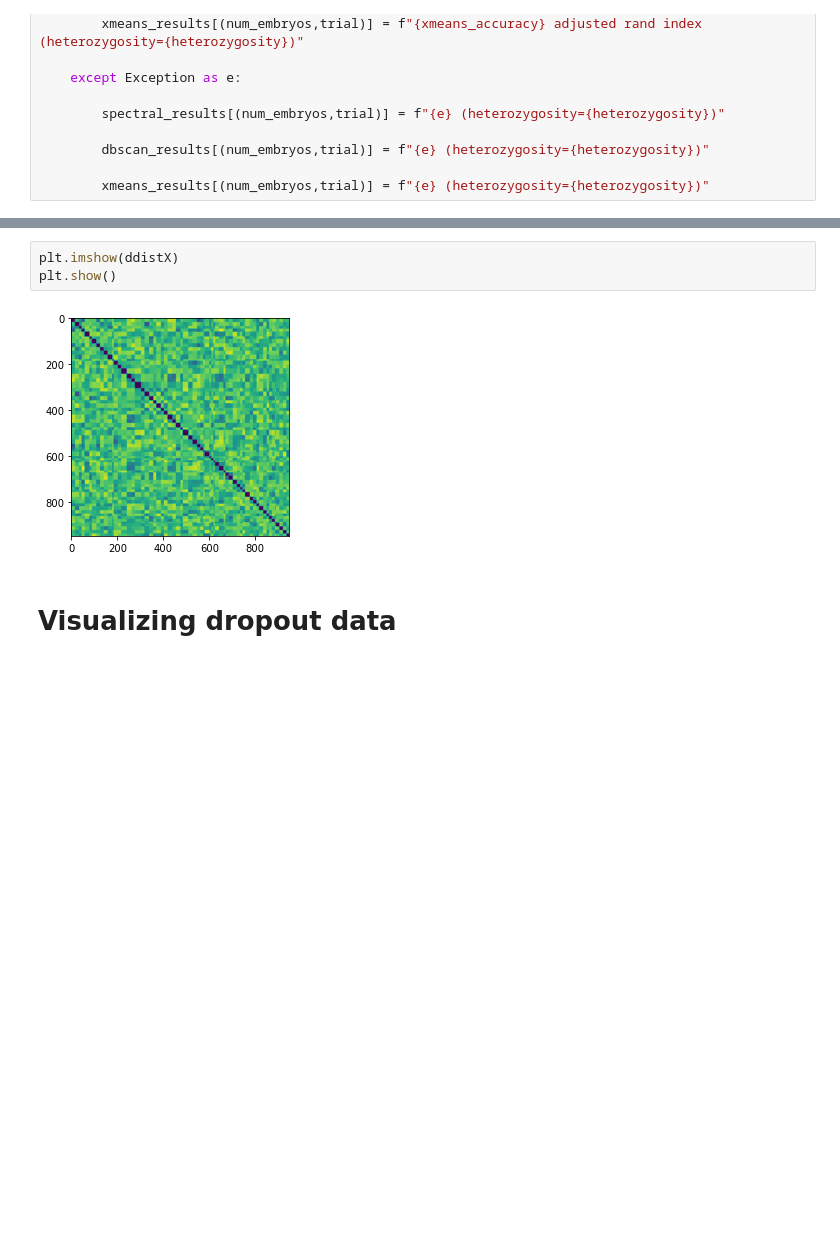
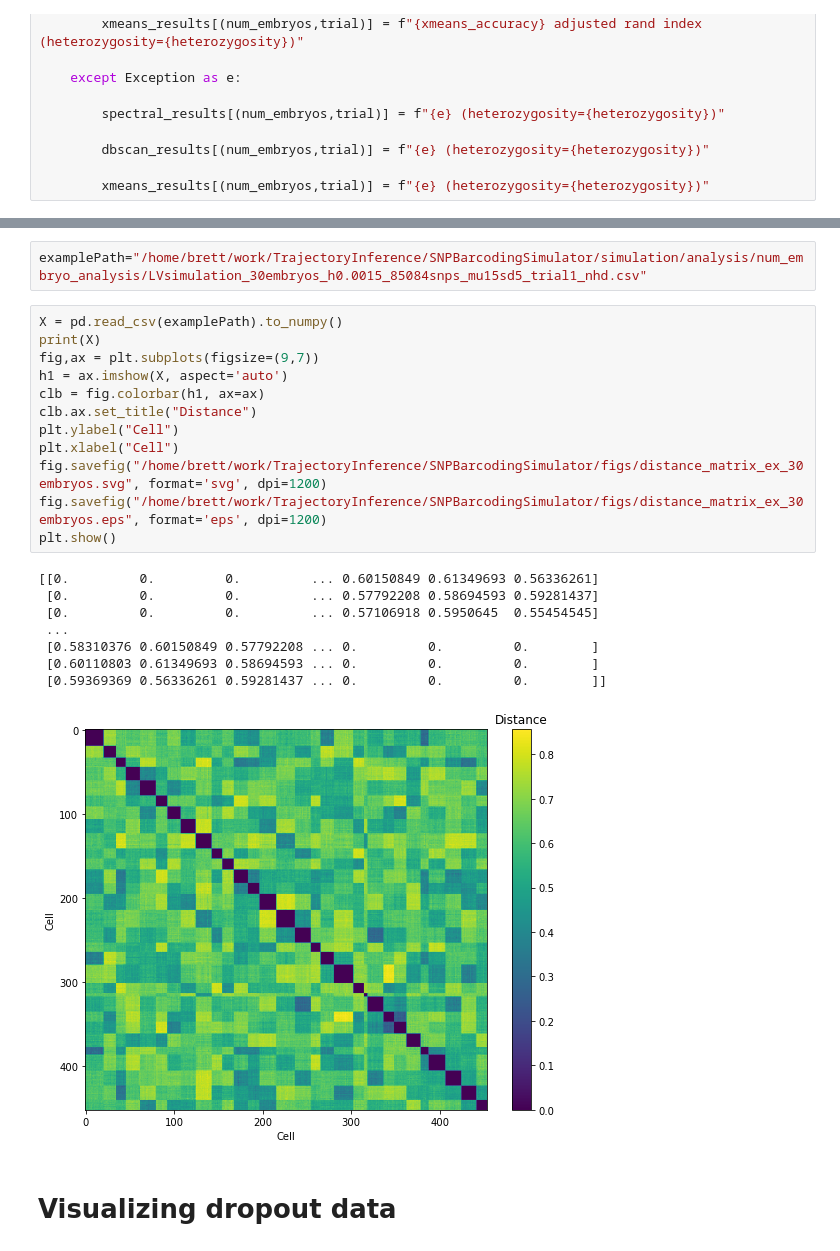
Before and after one commit to bkiyota/SNPBarcodingSimulator, a Jupyter notebook: scripts/clustering_accuracy_analysis.ipynb, the cells around one changed output, grey strips where cells are left out. Cells and saved outputs as stored; diff of their text form; blank space fills up the shorter version.

Commit message:
Added a couple more visualizations

```diff
--- a/scripts/clustering_accuracy_analysis.ipynb
+++ b/scripts/clustering_accuracy_analysis.ipynb
@@ -200,9 +206,27 @@ plt.show()
 [figure]
+# %%
+examplePath="/home/brett/work/TrajectoryInference/SNPBarcodingSimulator/simulation/analysis/num_embryo_analysis/LVsimulation_30embryos_h0.0015_85084snps_mu15sd5_trial1_nhd.csv"
 # %%
-plt.imshow(ddistX)
+X = pd.read_csv(examplePath).to_numpy()
+print(X)
+fig,ax = plt.subplots(figsize=(9,7))
+h1 = ax.imshow(X, aspect='auto')
+clb = fig.colorbar(h1, ax=ax)
+clb.ax.set_title("Distance")
+plt.ylabel("Cell")
+plt.xlabel("Cell")
+fig.savefig("/home/brett/work/TrajectoryInference/SNPBarcodingSimulator/figs/distance_matrix_ex_30embryos.svg", format='svg', dpi=1200)
+fig.savefig("/home/brett/work/TrajectoryInference/SNPBarcodingSimulator/figs/distance_matrix_ex_30embryos.eps", format='eps', dpi=1200)
 plt.show()
 # %% [output]
+[[0.         0.         0.         ... 0.60150849 0.61349693 0.56336261]
+ [0.         0.         0.         ... 0.57792208 0.58694593 0.59281437]
+ [0.         0.         0.         ... 0.57106918 0.5950645  0.55454545]
+ ...
+ [0.58310376 0.60150849 0.57792208 ... 0.         0.         0.        ]
+ [0.60110803 0.61349693 0.58694593 ... 0.         0.         0.        ]
+ [0.59369369 0.56336261 0.59281437 ... 0.         0.         0.        ]]
-[figure, old version]
+[figure, new version]
 # %% [markdown]
 # Visualizing dropout data
 # %%
```
Also changed, not shown: parts of 8 cells of this notebook.
